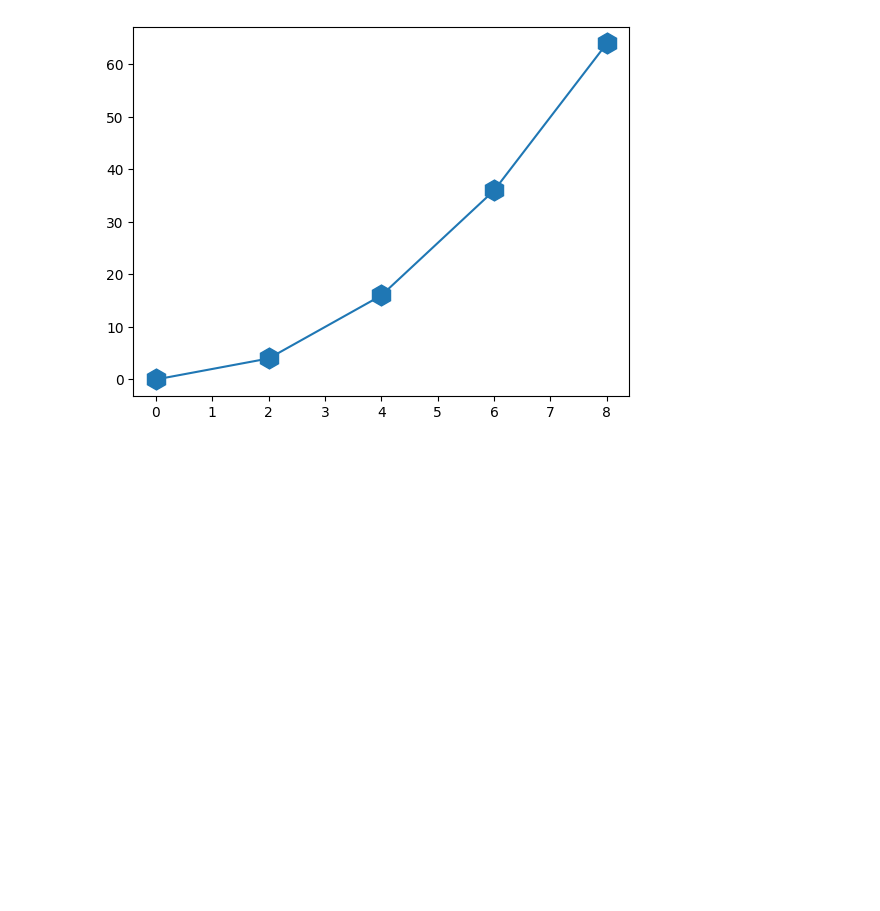
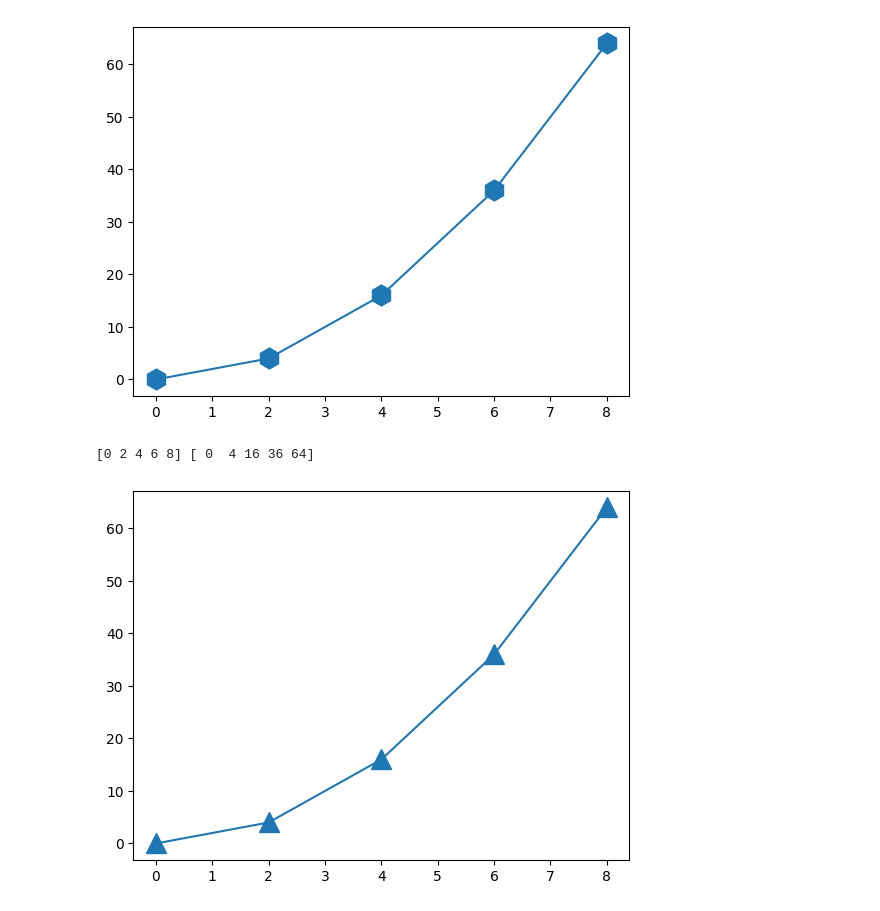
Before and after one commit to joeljacson/marker, a Jupyter notebook: Marker.ipynb, the cells around one changed output. Saved outputs shown, nothing was run; the diff lists cells and outputs as text; code cells hidden in the pictures; blank space fills up the shorter version.

```diff
--- a/Marker.ipynb
+++ b/Marker.ipynb
@@ -86,3 +86,14 @@ plt.show()
 # %% [output]
 [0 2 4 6 8] [ 0  4 16 36 64]
 [figure]
+# %%
+from matplotlib import pyplot as plt
+import numpy as np
+x=np.arange(0,10,2)
+y=x**2
+print(x,y)
+plt.plot(x,y,marker="^", ms= "15")
+plt.show()
+# %% [output]
+[0 2 4 6 8] [ 0  4 16 36 64]
+[figure, added]
```
Also changed, not shown: parts of 6 cells of this notebook.
